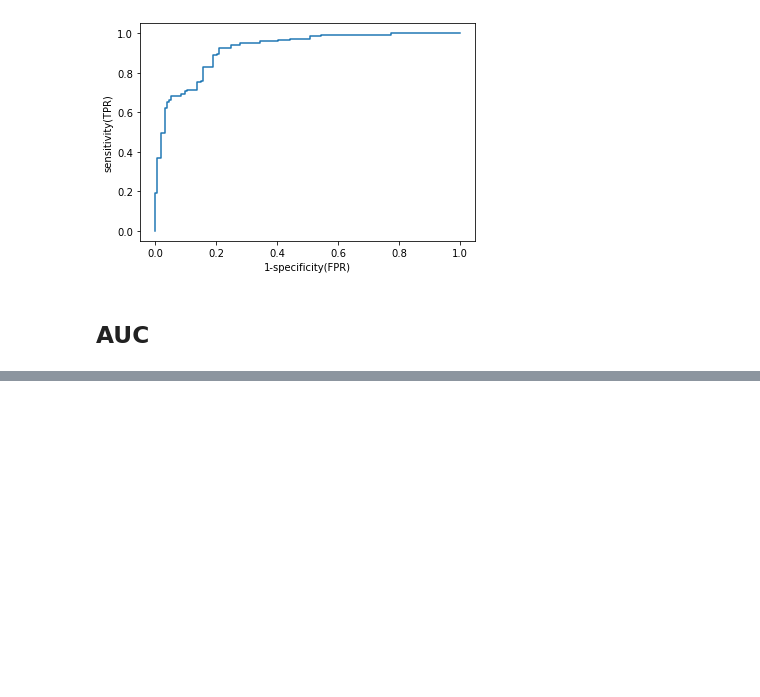
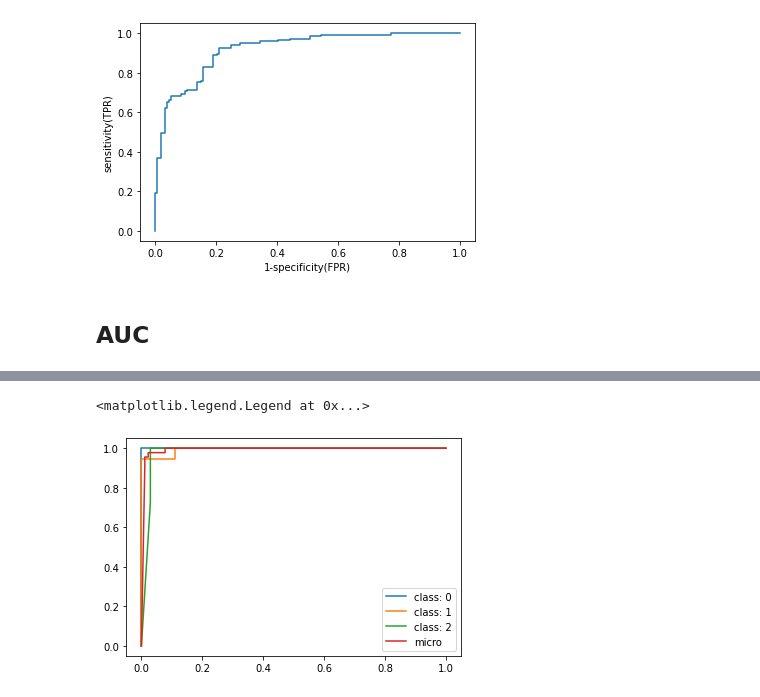
Before and after one commit to shu-suzuki-1124/machine_learning_practice, a Jupyter notebook: lesson10.ipynb, the cells around one changed output, grey strips where cells are left out. Drawn from its saved outputs; the diff is of its cells as text; code cells hidden in the pictures; blank space fills up the shorter version.

```diff
--- a/lesson10.ipynb
+++ b/lesson10.ipynb
@@ -201,0 +280,9 @@ ImportError: cannot import name 'aucc' from 'sklearn.metrics' (/opt/anaconda3/li
+# %%
+## それぞれのクラスのROC
+for i in range(n_classes):
+    plt.plot(fpr[i], tpr[i], label=f'class: {i}')
+plt.plot(fpr['micro'], tpr['micro'], label='micro')
+plt.legend()
+# %% [output]
+<matplotlib.legend.Legend at 0x...>
+[figure, added]
```
Also changed, not shown: parts of 11 cells of this notebook.
